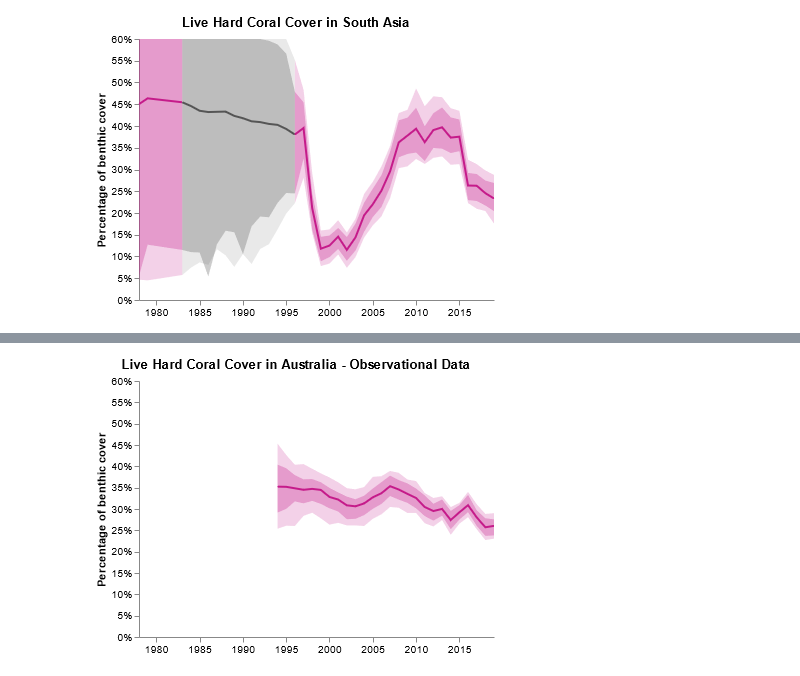
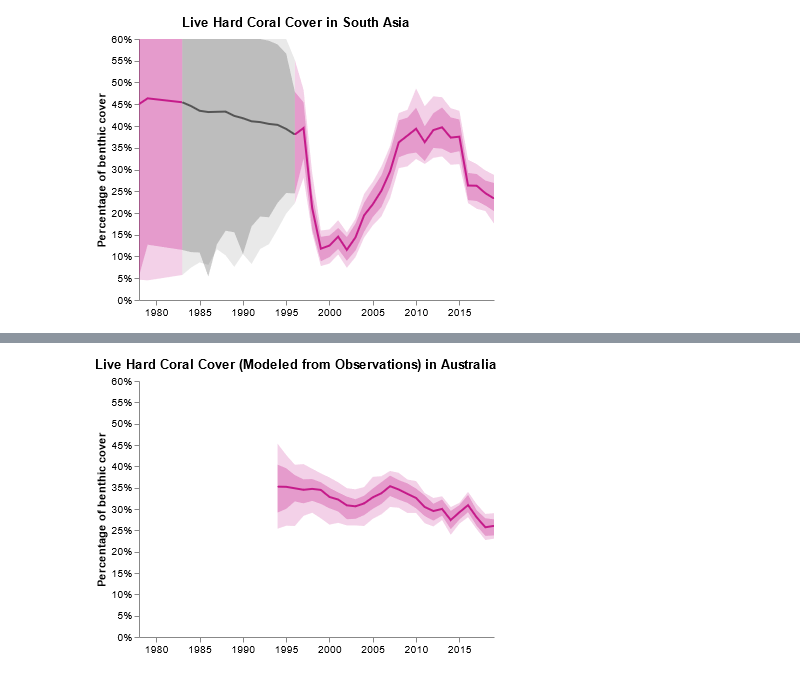
Before and after one commit to pkerins/wri-projects, a Jupyter notebook: ocean-watch/coral/visualizations/live-hard-coral-cover.ipynb, the cells around one changed output, grey strips where cells are left out. Drawn from its saved outputs; the diff is of its cells as text; code cells hidden in the pictures.

Commit message:
feedback revisions (and fixed reactive title for regions)

```diff
--- a/ocean-watch/coral/visualizations/live-hard-coral-cover.ipynb
+++ b/ocean-watch/coral/visualizations/live-hard-coral-cover.ipynb
@@ -1045,13 +1045,8 @@ spec=json.loads("""
   },
   "autosize": {"type": "fit", "contains": "padding"},
   "title": {
-    "encode": {
-      "enter": {
-        "text": {
-          "signal": "'Live Hard Coral Cover in ' +region_name+' - Observational Data'"
-        }
-      }
-    }
+    "text":
+      {"signal": "'Live Hard Coral Cover (Modeled from Observations) in ' +region_name"}
   },
   "signals": [
     {
@@ -1187,31 +1182,31 @@ spec=json.loads("""
               "fill": {"value": "#bb6633"},
               "fillOpacity": {"value": 0.7}
             }
           }
         },
         {
           "type": "line",
           "from": {"data": "lhcc_obs"},
           "encode": {
             "update": {
               "x": {"scale": "xscale", "field": "year"},
               "y": {"scale": "yscale", "field": "value"},
               "stroke": {"value": "#c51b8a"},
               "tooltip": {
                 "signal": "{title:'Live Hard Coral Cover', 'Region':datum.gcrmn_reg, 'Year':timeFormat(datum.year,'%Y'), 'Cover':format(datum.value,'.2%'), '80% Confidence':format(datum.lower_80*100,'.1f')+'–'+format(datum.upper_80*100,'.1f')+'%', '95% Confidence':format(datum.lower_95*100,'.1f')+'–'+format(datum.upper_95*100,'.1f')+'%', 'Method':(datum.measured ? 'Mean of observations' : 'Modeled')}"
               }
             },
             "hover": {"stroke": {"value": "#bb6633"}}
           }
         }
       ]
     }
   ]
 }
 """)
 vega_view=dict(spec)
 vega_view['width']=widget_width
 vega_view['height']=widget_height
 Vega(vega_view)
 # %% [output]
-[figure, old version]
+[figure, new version]
```
Also changed, not shown: parts of 1 cell of this notebook, 1 other file.
